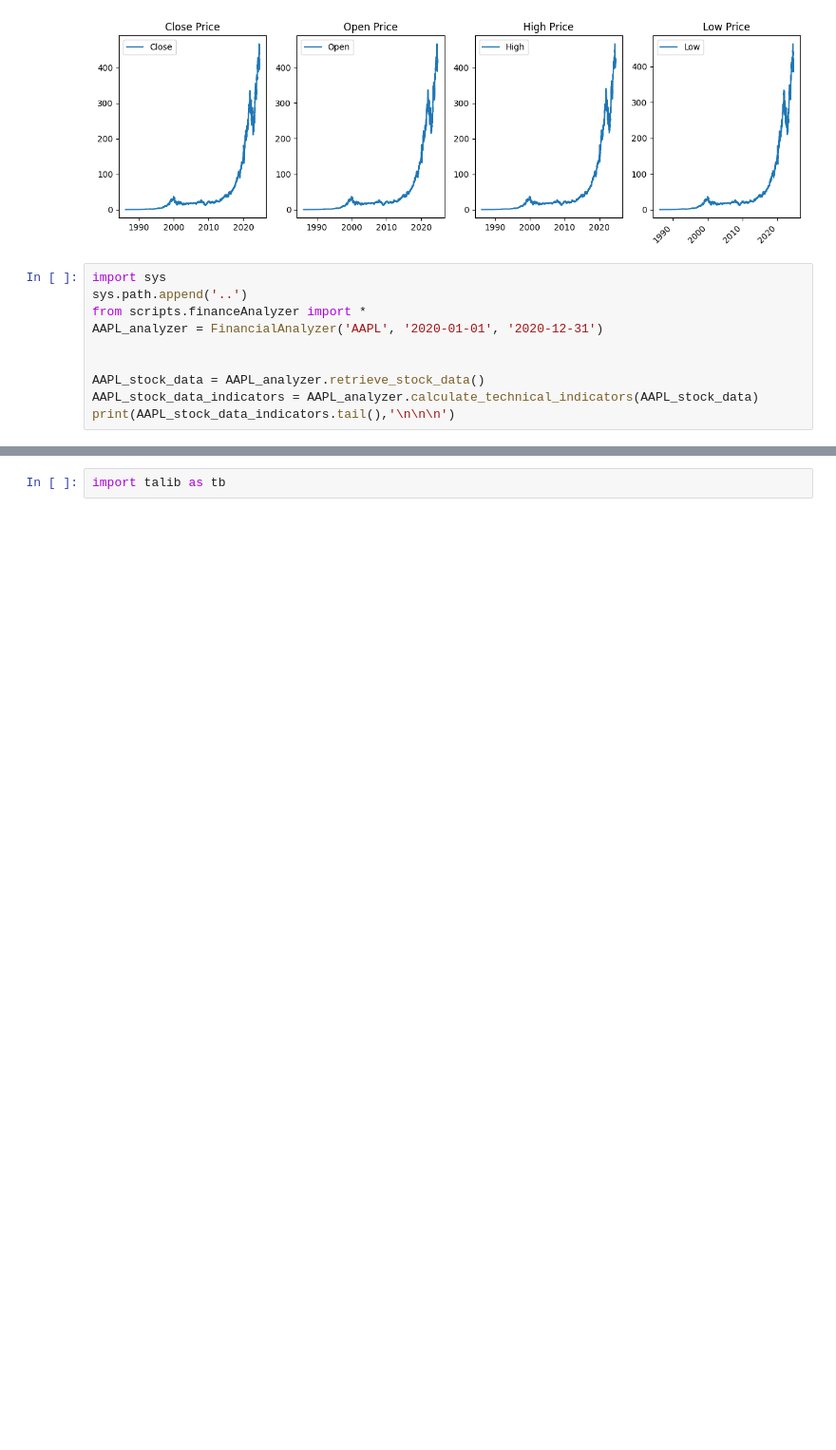
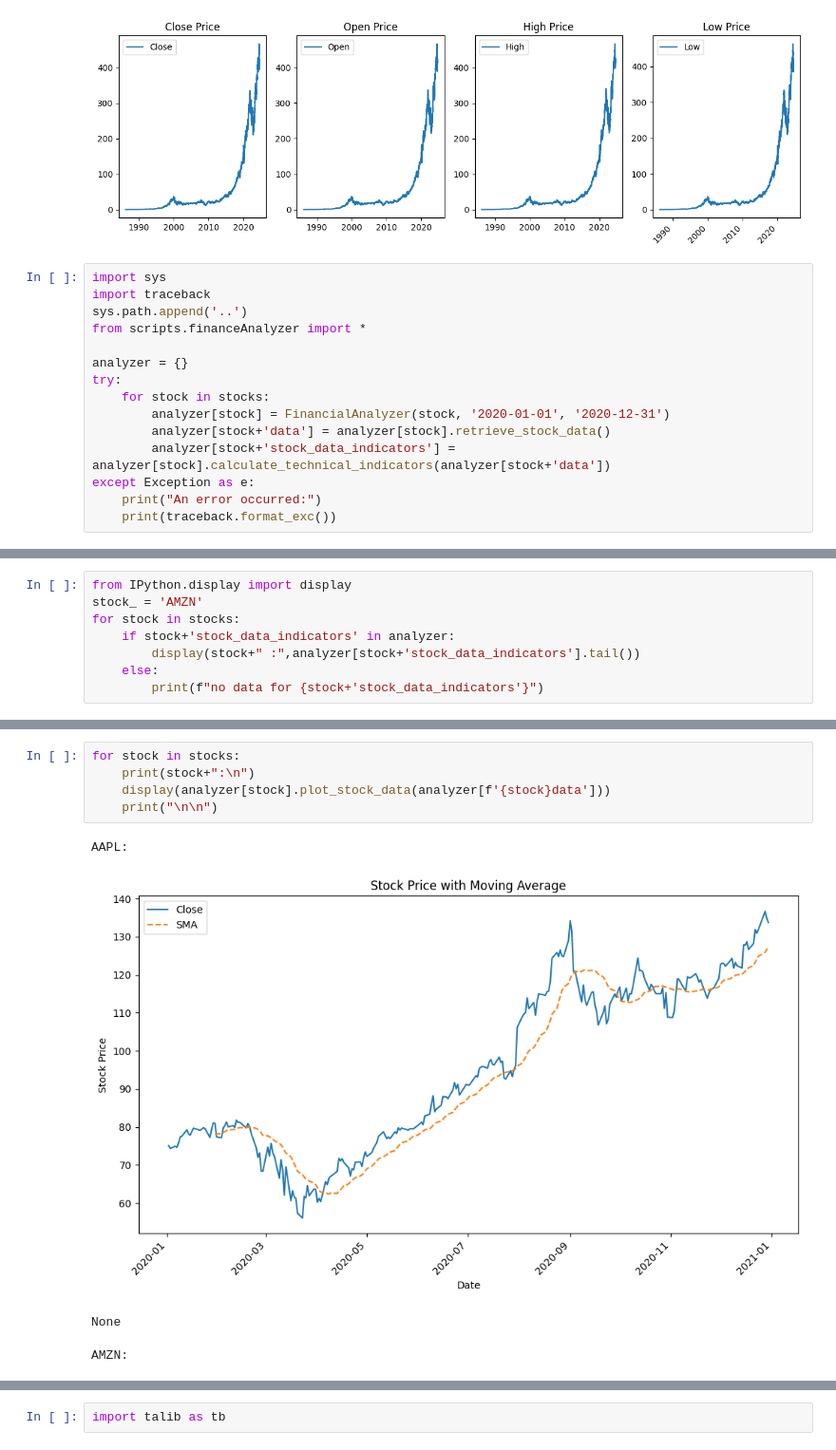
Before and after one commit to amannnnnyyyy/Stock-Price-Prediction, a Jupyter notebook: notebooks/analysis.ipynb, the cells around one changed output, grey strips where cells are left out. Shown at 95% size. Saved outputs shown, nothing was run; the diff lists cells and outputs as text; blank space fills up the shorter version.

```diff
--- a/notebooks/analysis.ipynb
+++ b/notebooks/analysis.ipynb
@@ -468,13 +468,18 @@ plt.show()
 [figure]
 # %%
 import sys
+import traceback
 sys.path.append('..')
 from scripts.financeAnalyzer import *
-AAPL_analyzer = FinancialAnalyzer('AAPL', '2020-01-01', '2020-12-31')
 
-
-AAPL_stock_data = AAPL_analyzer.retrieve_stock_data()
-AAPL_stock_data_indicators = AAPL_analyzer.calculate_technical_indicators(AAPL_stock_data)
-print(AAPL_stock_data_indicators.tail(),'\n\n\n')
+analyzer = {}
+try:
+    for stock in stocks:
+        analyzer[stock] = FinancialAnalyzer(stock, '2020-01-01', '2020-12-31')
+        analyzer[stock+'data'] = analyzer[stock].retrieve_stock_data()
+        analyzer[stock+'stock_data_indicators'] = analyzer[stock].calculate_technical_indicators(analyzer[stock+'data'])
+except Exception as e:
+    print("An error occurred:")
+    print(traceback.format_exc())
 # %% [output]
 [*********************100%***********************]  1 of 1 completed
@@ -497,0 +492,8 @@ Date
+# %%
+from IPython.display import display
+stock_ = 'AMZN'
+for stock in stocks:
+    if stock+'stock_data_indicators' in analyzer:
+        display(stock+" :",analyzer[stock+'stock_data_indicators'].tail())
+    else:
+        print(f"no data for {stock+'stock_data_indicators'}")
@@ -497,0 +557,10 @@ Date
+# %%
+for stock in stocks:
+    print(stock+":\n")
+    display(analyzer[stock].plot_stock_data(analyzer[f'{stock}data']))
+    print("\n\n")
+# %% [output]
+AAPL:
+[figure, added]
+None
+AMZN:
```
Also changed, not shown: parts of 9 cells of this notebook.
